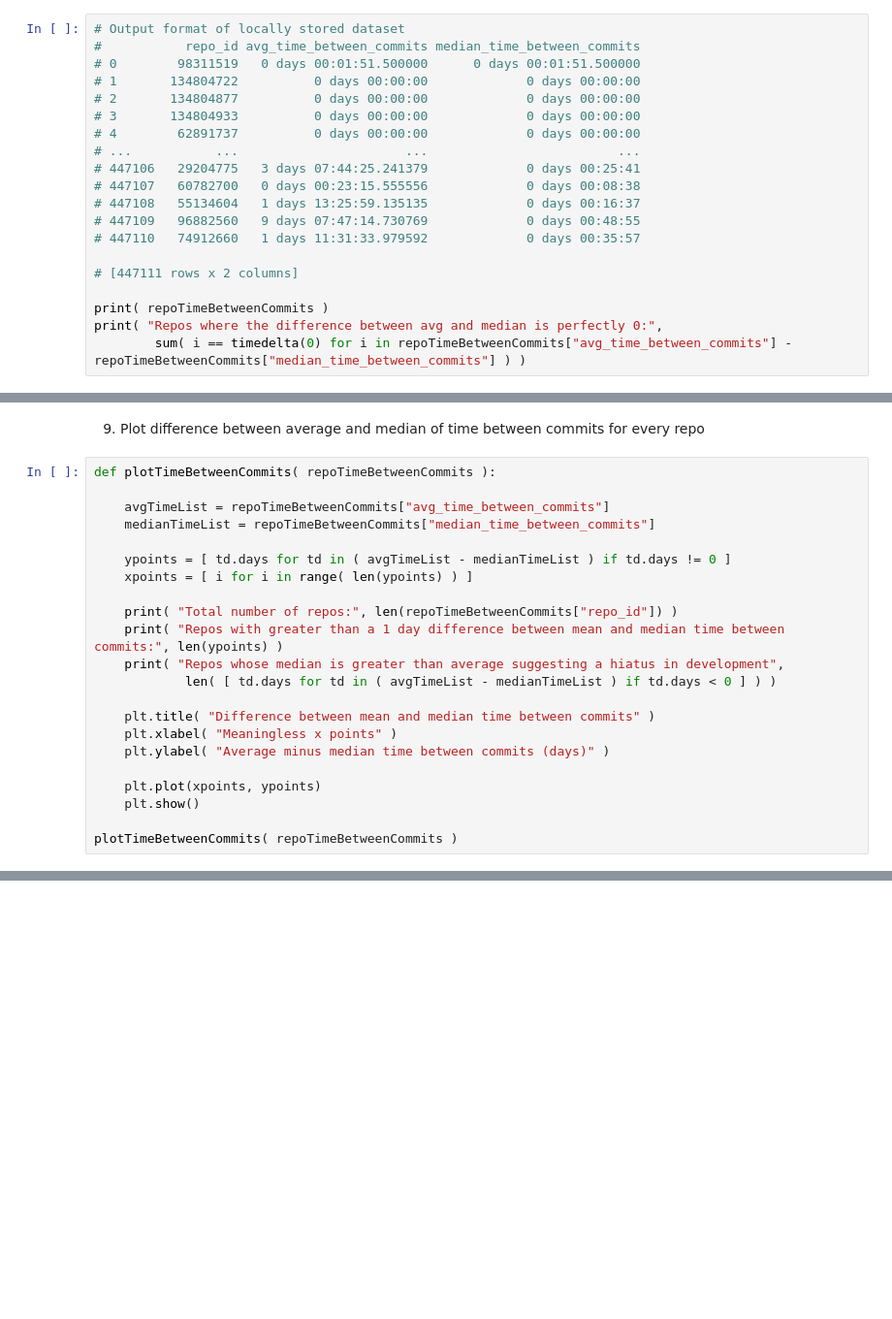
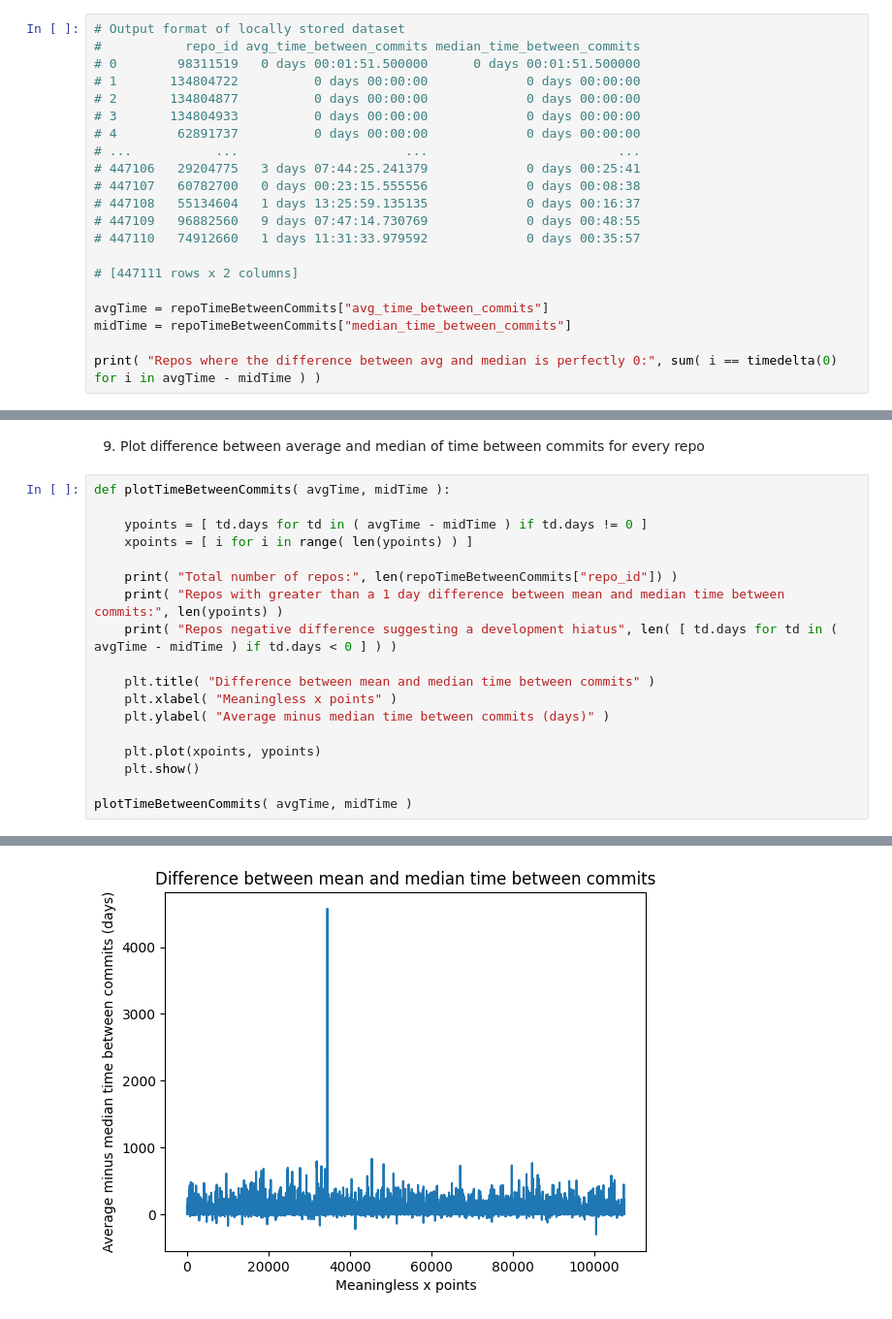
Before and after one commit to RobinSardja/Dev-Consistency, a Jupyter notebook: replicate_cross_repo_paper.ipynb, the cells around one changed output, grey strips where cells are left out. Shown at 97% size. Cells and saved outputs as stored; diff of their text form; blank space fills up the shorter version.

Commit message:
Only pass in avgTime and midTime from reposWithCommits to plotTimeBetweenCommits.

```diff
--- a/replicate_cross_repo_paper.ipynb
+++ b/replicate_cross_repo_paper.ipynb
@@ -181,6 +217,7 @@ repoTimeBetweenCommits = timeBetweenCommits( reposWithCommits )
 
 # [447111 rows x 2 columns]
 
-print( repoTimeBetweenCommits )
-print( "Repos where the difference between avg and median is perfectly 0:",
-        sum( i == timedelta(0) for i in repoTimeBetweenCommits["avg_time_between_commits"] - repoTimeBetweenCommits["median_time_between_commits"] ) )
+avgTime = repoTimeBetweenCommits["avg_time_between_commits"]
+midTime = repoTimeBetweenCommits["median_time_between_commits"]
+
+print( "Repos where the difference between avg and median is perfectly 0:", sum( i == timedelta(0) for i in avgTime - midTime ) )
@@ -187,18 +226,14 @@ print( "Repos where the difference between avg and median is perfectly 0:",
 # %% [markdown]
 9. Plot difference between average and median of time between commits for every repo
 # %%
-def plotTimeBetweenCommits( repoTimeBetweenCommits ):
+def plotTimeBetweenCommits( avgTime, midTime ):
 
-    avgTimeList = repoTimeBetweenCommits["avg_time_between_commits"]
-    medianTimeList = repoTimeBetweenCommits["median_time_between_commits"]
-
-    ypoints = [ td.days for td in ( avgTimeList - medianTimeList ) if td.days != 0 ]
+    ypoints = [ td.days for td in ( avgTime - midTime ) if td.days != 0 ]
     xpoints = [ i for i in range( len(ypoints) ) ]
 
     print( "Total number of repos:", len(repoTimeBetweenCommits["repo_id"]) )
     print( "Repos with greater than a 1 day difference between mean and median time between commits:", len(ypoints) )
-    print( "Repos whose median is greater than average suggesting a hiatus in development",
-            len( [ td.days for td in ( avgTimeList - medianTimeList ) if td.days < 0 ] ) )
+    print( "Repos negative difference suggesting a development hiatus", len( [ td.days for td in ( avgTime - midTime ) if td.days < 0 ] ) )
 
     plt.title( "Difference between mean and median time between commits" )
     plt.xlabel( "Meaningless x points" )
@@ -207,4 +242,5 @@ def plotTimeBetweenCommits( repoTimeBetweenCommits ):
     plt.plot(xpoints, ypoints)
     plt.show()
 
-plotTimeBetweenCommits( repoTimeBetweenCommits )
+plotTimeBetweenCommits( avgTime, midTime )
+# %% [output]
@@ -210,0 +250 @@ plotTimeBetweenCommits( repoTimeBetweenCommits )
+[figure, added]
```
Also changed, not shown: parts of 4 cells of this notebook.
